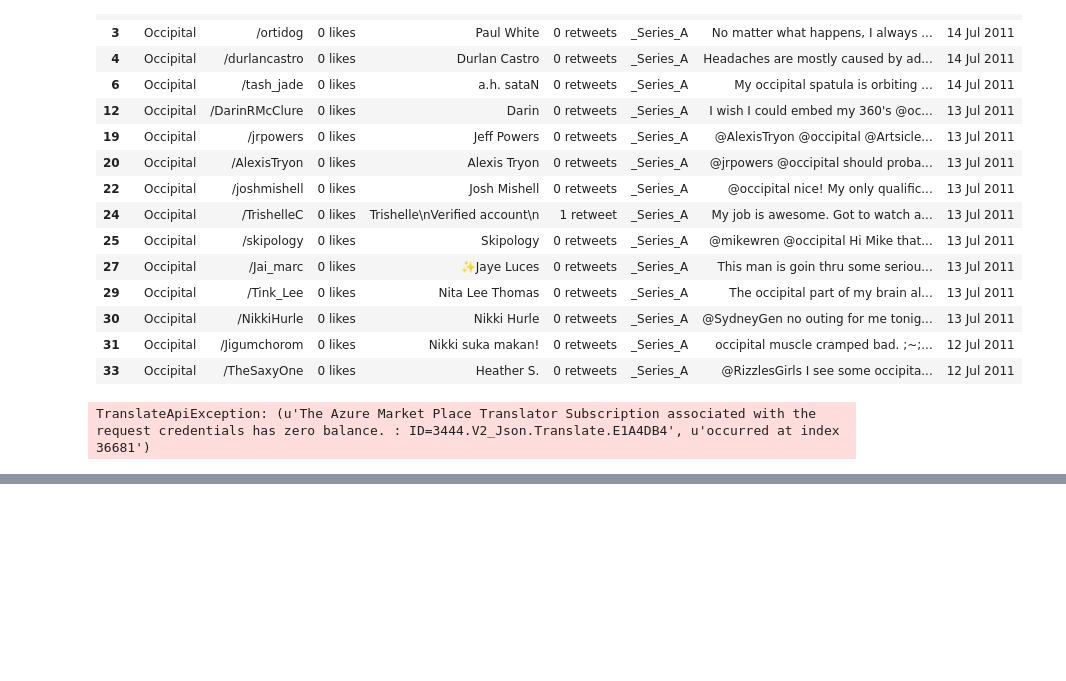
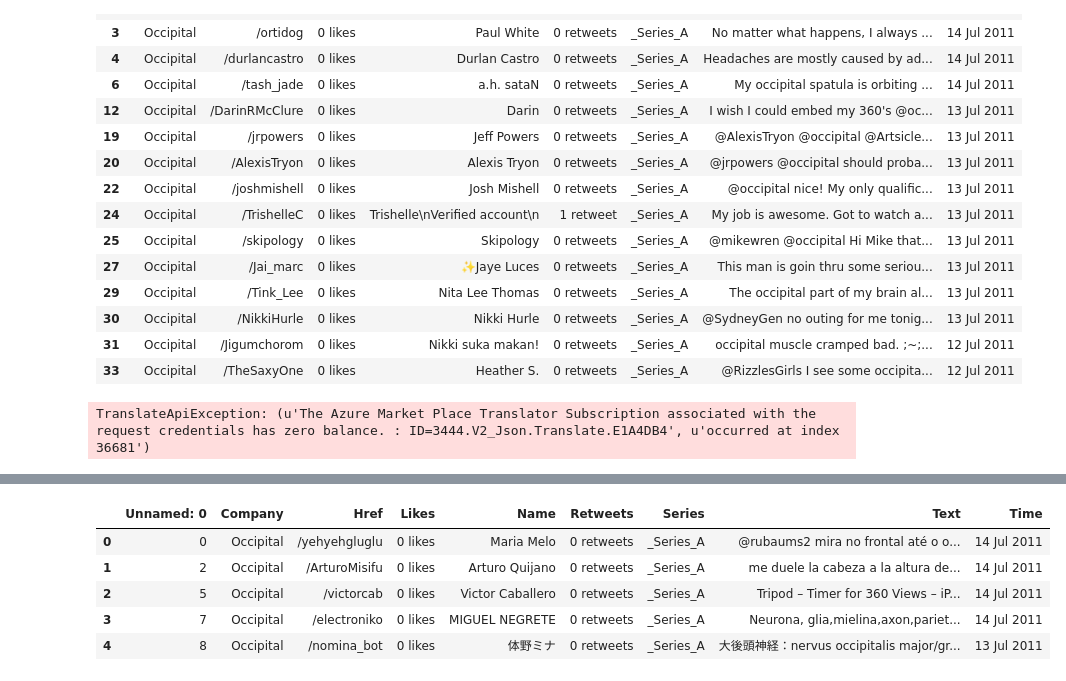
Before and after one commit to kyang01/startup-analysis, a Jupyter notebook: startups/translate-tweets.ipynb, the cells around one changed output, grey strips where cells are left out. Cells and saved outputs as stored; diff of their text form; code cells hidden in the pictures; blank space fills up the shorter version.

```diff
--- a/startups/translate-tweets.ipynb
+++ b/startups/translate-tweets.ipynb
@@ -176,0 +290,46 @@ TranslateApiException: (u'The Azure Market Place Translator Subscription associa
+# %%
+from microsofttranslator import Translator
+#translator = Translator('startup-analysis', 'pbX11BvqH8PACybssgMaa')#'pbX11BvqH8PACybssgM/1Az/d+FvyPjjHT8DqED3ljA=')
+#ipod123432,  #aka backup
+#ipod12343219, goodbye139, araimage, ipod12343201, ipod12343202, ipod12343203, ipod12343204, ipod12343205,
+#yahoo
+#ipod12343206, ipod12343207, ipod12343208,
+#hotmail
+#ipod12343209, ipod12343210, ipod12343211
+#need 15
+keys= [\
+        ('startup-analysis-backup', 'G/iWf9WeYv0g50Yd1ZqauJefbSKUBSN6NsonojKJmdI='),\
+        ("startup-analysis-09", 'fqqxjCxUkETCf3SVTFNuimpeu3BO1rw+Adm3iLasi0Q='),\
+        ('startup-analysis-06', 'GsMk/GQP4N4Z3i6TtFHCGu+ptaYpsY5zLkEKYTzfKIM='),\
+        ('startup-analysis-08', 'HSRIr3MstiB5zf6eIGqoqNp8xdZvUzCRtIvv/q2Xwsc='),\
+        ('startup-analysis-07', 'yp6X53Sp23CkeOj69Ua0el61qKlsWD3sYCTkY3+zZ/U='),\
+        ('startup-analysis-10', 'TR1GDF22setkz52G1JDBh1vhvWx/ZXkNnDG1d1Z35AE='),\
+        ('startup-analysis-11', 'imw00satqyWSmqS687fFyUmJIxSThGF82nxMKfIwp4E='),\
+        ('startup-analysis-02', 'FqwdQzbaVFkfBC9qhbbOfn1gCSg9rcbMNX/qR3iR6p0='),\
+        ('startup-analysis-01', '3V2AYERGi03x2bRKDhdS51z0VbMaX+k7v6IcUIq0Aco='),\
+        ('startup-analysis-mager', 'Dc4careX/KQPP5GxC9lCDsGkaeua4aTxIHXTHSyJAzc='),\
+        ('startup-analysis-bye', 'tpV3xUqik7RhqN6zpUQrCbvJbdpwSh99me7kNrlMBbg='),\
+        ('startup-analysis-19', 'p3PLb6y2wxvwQUL0xQlOWwrZcKEtAgNHgWZ1y1T+2zI='),\
+        ('startup-analysis-03', 'D37bpZ5uw4CZV8qJcVGLP9jCqMHeR8tBfelC3jOzfqU='),\
+        ('startup-analysis-04', 'R+8dBJf2o0nv/N48bbD0v8htxkK2vOLTXvrXdVGHBOo='),\
+        ('startup-analysis-05', 'o/mveCMiw6qgN1D1pWTGKTwogVKf9eB1uxlSu0C9w/8='),\ #til old
+        ('startup-analysis-12', 'CreHEnpW/g+CJX33IKr+ckonPTHlA+tYRD6zelBPToQ='),\
+        ('startup-analysis-13', 'qRm2CU0iiVVBCT0xdvNDymxD0lb8Ltn5CWV9ZtMD2po='),\
+        ('startup-analysis-14', 'y3VDMdh/bfnYuWwxP19ZFURIdwB/+miBW6OGMg5gs3A='),\
+        ('startup-analysis-15', 'H4/ULTsQsF2YQxCls1io8cqvXHq7YWYfx+0V/rIN4P4=')\
+      ]
+
+noneng_df=pd.read_csv("nonenglish_tweets.csv")
+print len(noneng_df)
+
+#translator = Translator('startup-analysis-backup', 'G/iWf9WeYv0g50Yd1ZqauJefbSKUBSN6NsonojKJmdI=')
+# %%
+abcdf = noneng_df[:5]
+abcdf
+# %% [output]
+|  | Unnamed: 0 | Company | Href | Likes | Name | Retweets | Series | Text | Time |
+| 0 | 0 | Occipital | /yehyehgluglu | 0 likes | Maria Melo | 0 retweets | _Series_A | @rubaums2 mira no frontal até o o... | 14 Jul 2011 |
+| 1 | 2 | Occipital | /ArturoMisifu | 0 likes | Arturo Quijano | 0 retweets | _Series_A | me duele la cabeza a la altura de... | 14 Jul 2011 |
+| 2 | 5 | Occipital | /victorcab | 0 likes | Victor Caballero | 0 retweets | _Series_A | Tripod – Timer for 360 Views – iP... | 14 Jul 2011 |
+| 3 | 7 | Occipital | /electroniko | 0 likes | MIGUEL NEGRETE | 0 retweets | _Series_A | Neurona, glia,mielina,axon,pariet... | 14 Jul 2011 |
+| 4 | 8 | Occipital | /nomina_bot | 0 likes | 体野ミナ | 0 retweets | _Series_A | 大後頭神経：nervus occipitalis major/gr... | 13 Jul 2011 |
```
Also changed, not shown: parts of 16 cells of this notebook, 15 other files.
